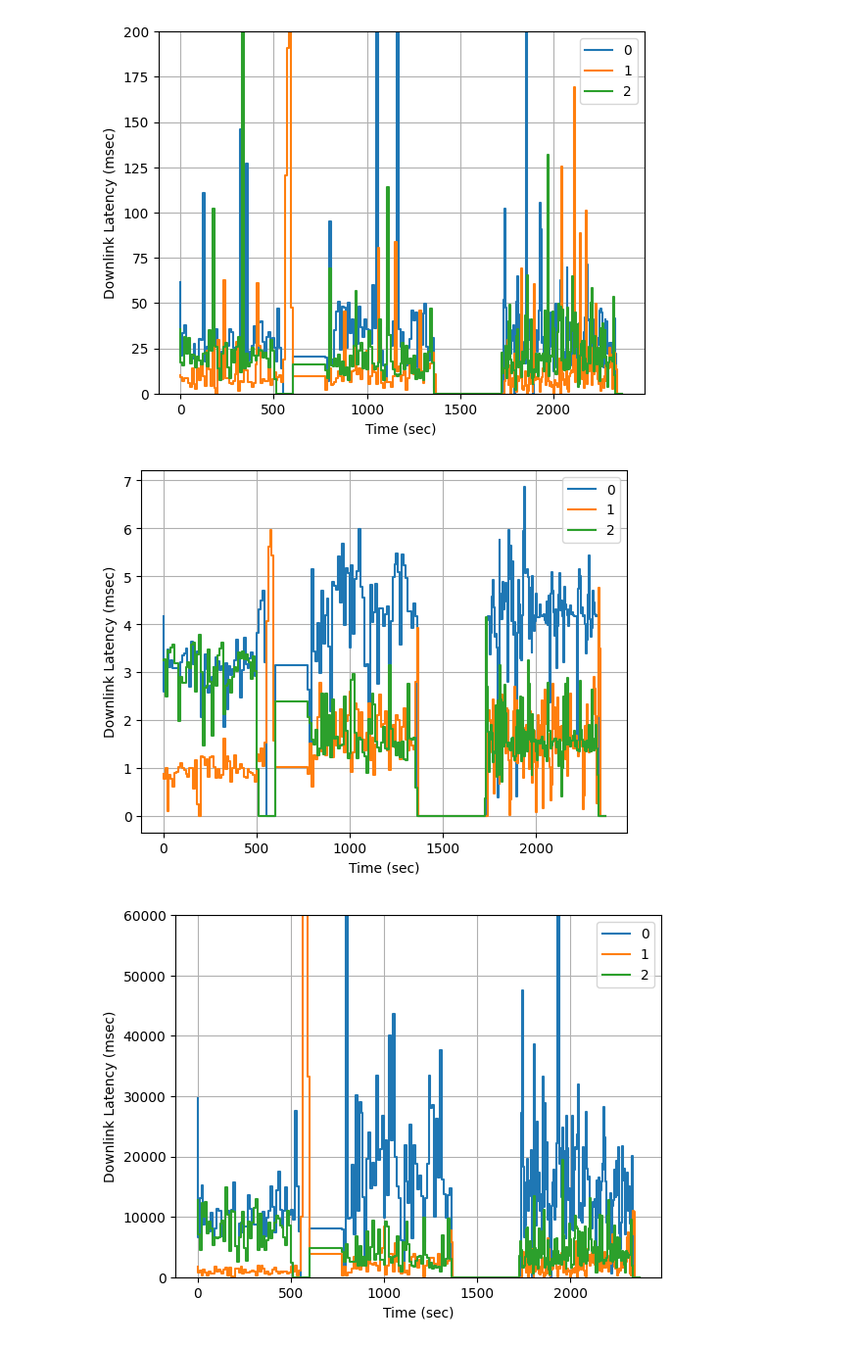
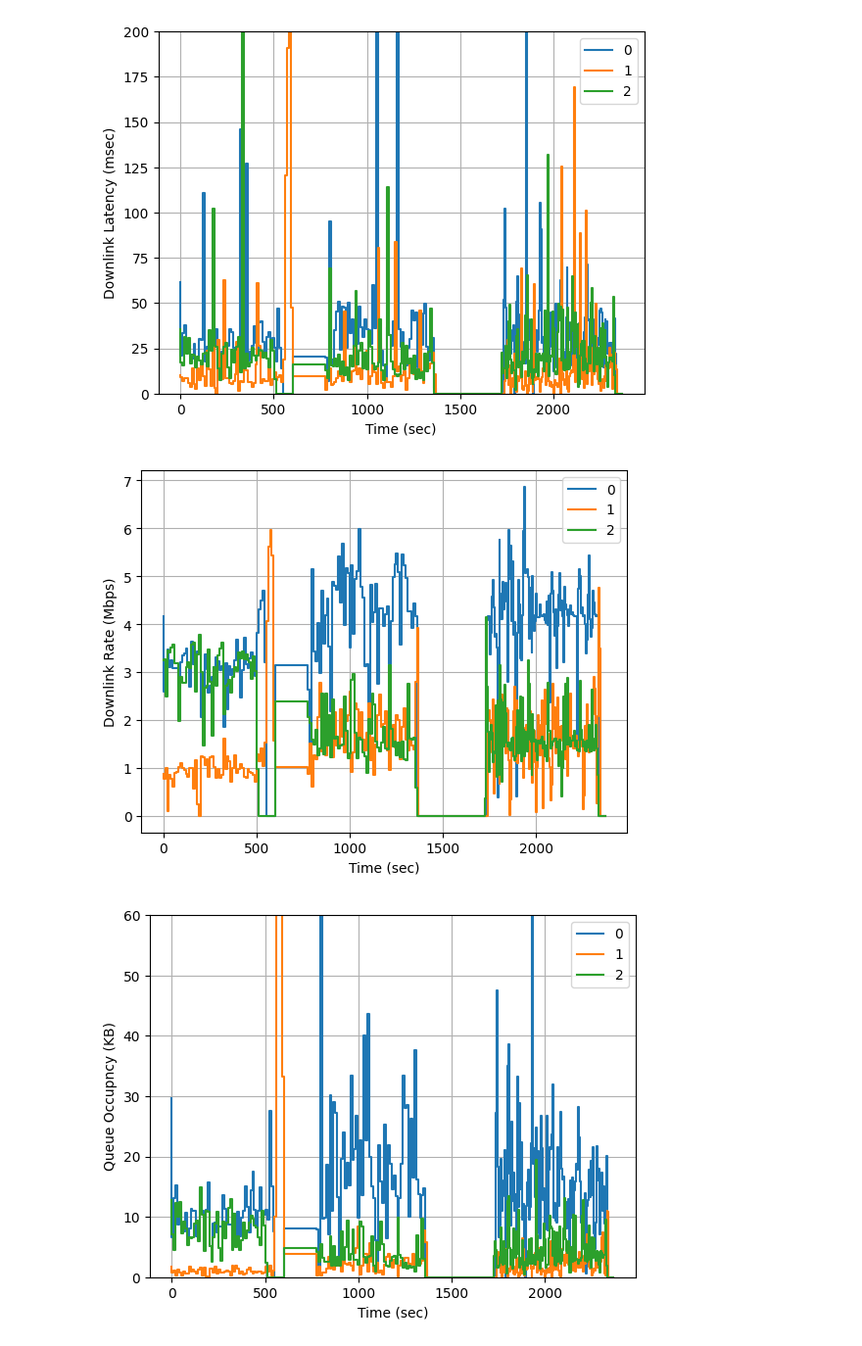
Before and after one commit to serhatarslan-hub/cell-order, a Jupyter notebook: analysis/cell-order-log-analysis.ipynb, the cells around one changed output. Shown at 98% size. Saved outputs shown, nothing was run; the diff lists cells and outputs as text; code cells hidden in the pictures.

Commit message:
Fix figures and add n_rbgs

```diff
--- a/analysis/cell-order-log-analysis.ipynb
+++ b/analysis/cell-order-log-analysis.ipynb
@@ -87,25 +87,25 @@ for s_idx, metrics in data.items():
              label=s_idx, where='pre')
 
 plt.xlabel('Time (sec)')
-plt.ylabel('Downlink Latency (msec)')
+plt.ylabel('Downlink Rate (Mbps)')
 plt.legend()
 plt.grid()
 plt.show()
 # %% [output]
-[figure, old version]
+[figure, new version]
 # %%
 plt.figure()
 
 for s_idx, metrics in data.items():
-    plt.step(metrics['ts_sec'], metrics['buf_bytes'],
+    plt.step(metrics['ts_sec'], metrics['buf_bytes'] / 1e3,
              label=s_idx, where='pre')
 
-plt.ylim([0,60000])
+plt.ylim([0,60])
 
 plt.xlabel('Time (sec)')
-plt.ylabel('Downlink Latency (msec)')
+plt.ylabel('Queue Occupncy (KB)')
 plt.legend()
 plt.grid()
 plt.show()
 # %% [output]
-[figure, old version]
+[figure, new version]
```
Also changed, not shown: parts of 1 cell of this notebook.
